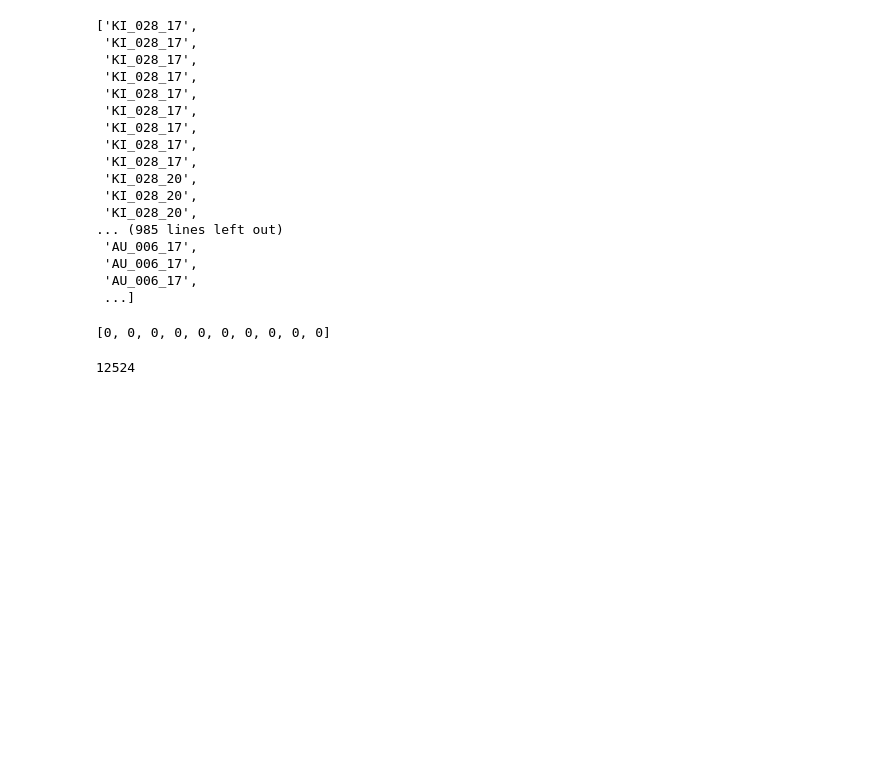
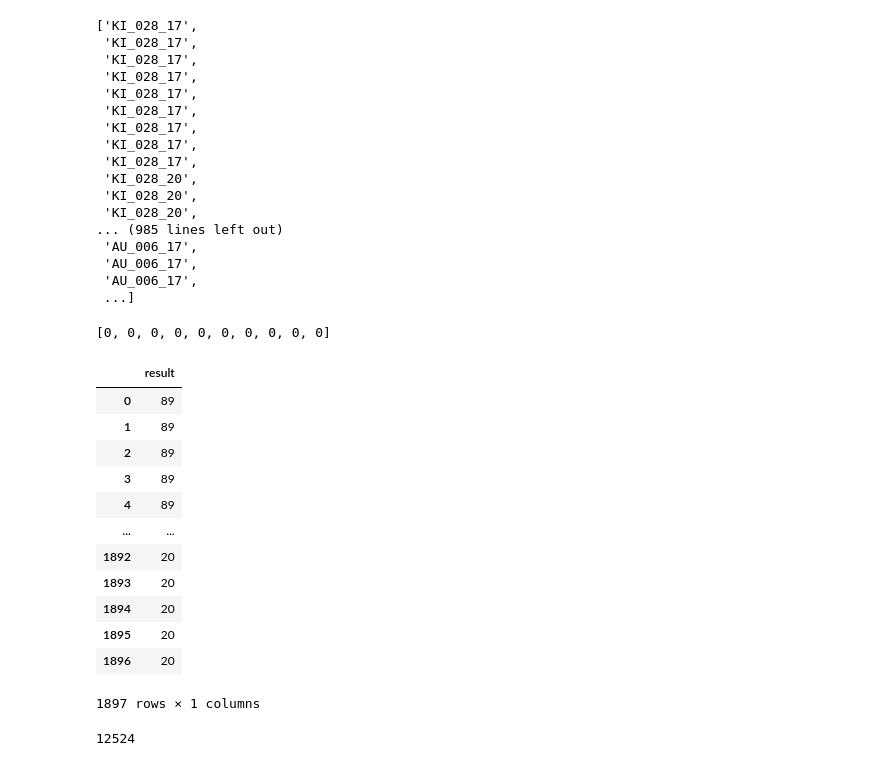
Before and after one commit to hojunking/efficientnet_pytorch, a Jupyter notebook: classification_train.ipynb, the cells around one changed output. Cells and saved outputs as stored; diff of their text form; code cells hidden in the pictures; blank space fills up the shorter version.

```diff
--- a/classification_train.ipynb
+++ b/classification_train.ipynb
@@ -107,6 +104,36 @@ false_label = [0]*int(len(false_dir))
 print(false_label[:10])
 # %% [output]
 [0, 0, 0, 0, 0, 0, 0, 0, 0, 0]
+# %%
+from sklearn.preprocessing import LabelEncoder
+
+# 라벨인코더 선언 및 Fitting
+le = LabelEncoder()
+le.fit(img_labels)
+
+# 인코딩한 데이터로 변환
+le_encoded = le.transform(img_labels)
+
+# 결과물을 확인하면 array 형태로 나옵니다.
+# 아래는 라벨 인코딩으로 만들어낸 데이터를 데이터 프레임으로 만들어주는 코드입니다.
+new_cat = pd.DataFrame(le_encoded, columns = ['result'])
+
+# 아래 코드를 실행시키면 인코딩된 class를 확인할 수 있습니다.
+new_cat
+# %% [output]
+|  | result |
+| 0 | 89 |
+| 1 | 89 |
+| 2 | 89 |
+| 3 | 89 |
+| 4 | 89 |
+| ... | ... |
+| 1892 | 20 |
+| 1893 | 20 |
+| 1894 | 20 |
+| 1895 | 20 |
+| 1896 | 20 |
+1897 rows × 1 columns
 # %%
 whole_dir = true_dir + false_dir
 # %%
```
Also changed, not shown: parts of 7 cells of this notebook, 22 other files.
